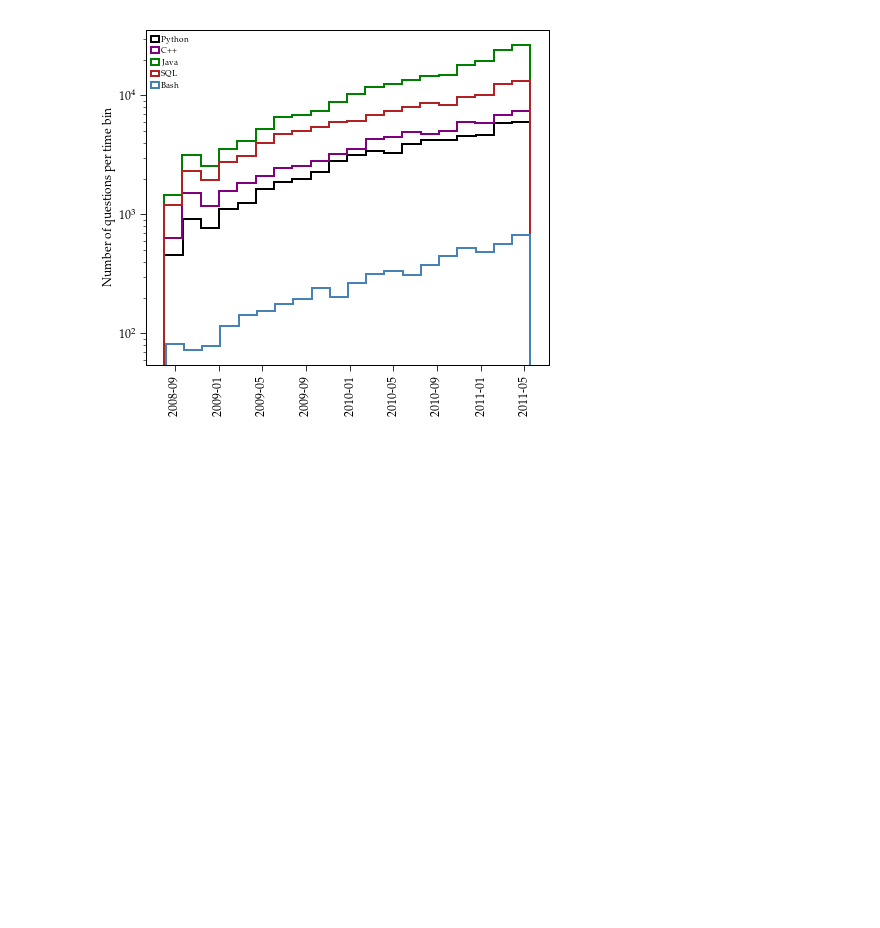
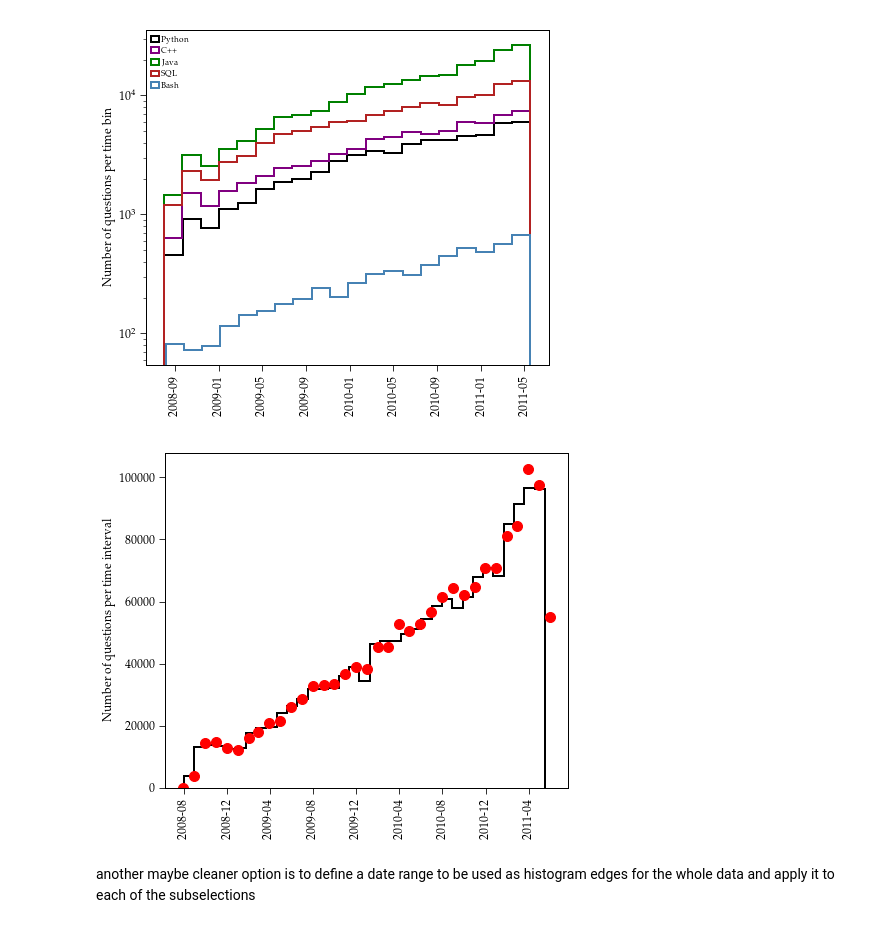
Before and after one commit to AkagiShigeru/incubator-overflow, a Jupyter notebook: stackoverflow-basic.ipynb, the cells around one changed output. Saved outputs shown, nothing was run; the diff lists cells and outputs as text; code cells hidden in the pictures; blank space fills up the shorter version.

```diff
--- a/stackoverflow-basic.ipynb
+++ b/stackoverflow-basic.ipynb
@@ -145,3 +147,18 @@ plt.legend(loc="upper left")
 [figure]
 # %%
 # what if we want to normalize with respect to the overall number of questions (to better see trend)?
+# in that case it makes sense to look at a resampled representation of our DataFrame, for example one entry per month
+resample = posts.resample("1M", on="CreationDate").CreationDate.agg(len)
+print resample.head()
+print posts.head()
+# %%
+# this is code to check that the resampling logic works as expected
+plt.figure()
+plt.ylabel(r"Number of questions per time interval")
+posts.CreationDate.hist(grid=False, xrot=90, figsize=(8, 6), histtype="step", color="black", lw=2, bins=35)
+plt.plot(resample.index, resample, "ro")
+plt.gca().yaxis.set_major_formatter(FormatStrFormatter("%.0f"))
+# %% [output]
+[figure, added]
+# %% [markdown]
+another maybe cleaner option is to define a date range to be used as histogram edges for the whole data and apply it to each of the subselections
```
Also changed, not shown: parts of 11 cells of this notebook.
